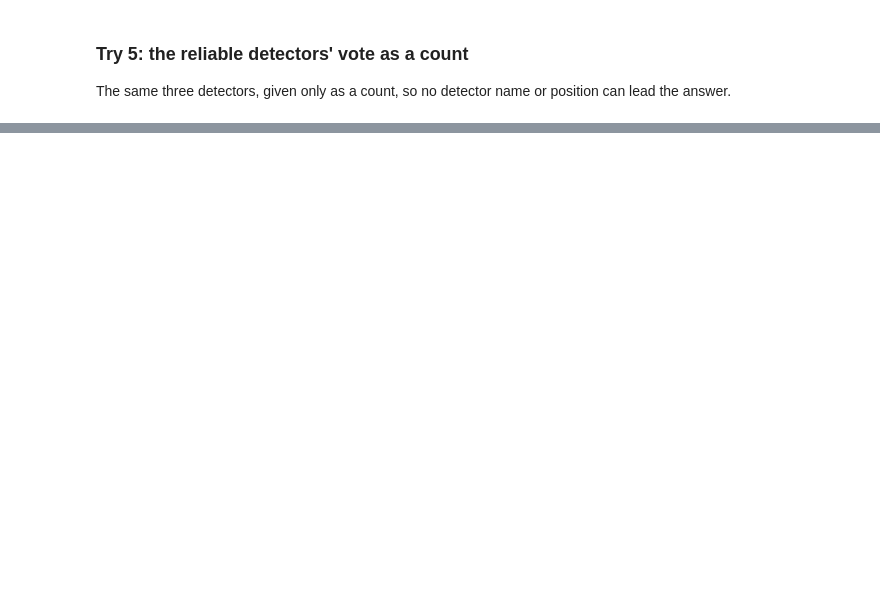
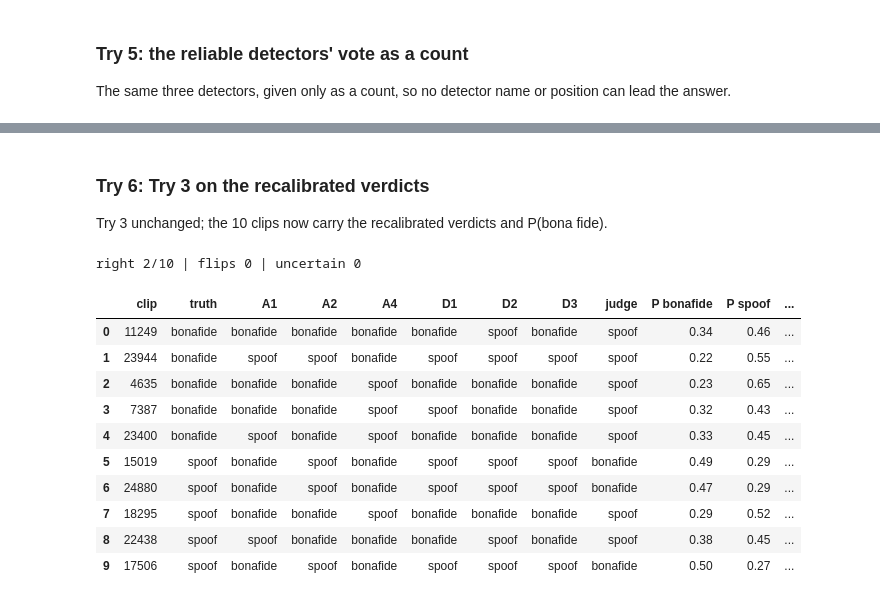
Before and after one commit to Qwenty228/GC2-EchoJEV, a Jupyter notebook: SystemCode/notebooks/06_jev.ipynb, the cells around one changed output, grey strips where cells are left out. Saved outputs shown, nothing was run; the diff lists cells and outputs as text; code cells hidden in the pictures; blank space fills up the shorter version.

```diff
--- a/SystemCode/notebooks/06_jev.ipynb
+++ b/SystemCode/notebooks/06_jev.ipynb
@@ -371,0 +415,10 @@ right 6/10 | flips 0 | uncertain 0
+# %%
+recal = arbitration_notebook.recalibrate(cases, Path(".."))
+pick = np.random.default_rng(0).choice(["a2", "d2", "d3"], len(cases))
+def baselines(c):
+    votes = sum((c[f"v_{m}"] == "bonafide").astype(int) for m in det)
+    return {"A2 alone": c.v_a2, "D2 alone": c.v_d2,
+            "random A2/D2/D3": np.array([c.at[i, f"v_{m}"] for i, m in zip(c.index, pick)]),
+            "majority vote": np.select([votes > 3, votes < 3], ["bonafide", "spoof"], "uncertain")}
+pd.concat({k: pd.DataFrame({n: summarise(v, c.label) for n, v in baselines(c).items()}).T
+           for k, c in {"dev thresholds": cases, "In-the-Wild, 2 folds": recal}.items()}).round(3)
@@ -371,0 +435,30 @@ right 6/10 | flips 0 | uncertain 0
+# %% [markdown]
+### Try 6: Try 3 on the recalibrated verdicts
+Try 3 unchanged; the 10 clips now carry the recalibrated verdicts and P(bona fide).
+# %%
+try_request = partial(arbitration_notebook.try_request, recal.loc[try_clips.index], det)
+PROMPT = ("Several spoofing detectors judged the same clip and disagree. They are grouped by verdict. "
+          "Trust the group whose detectors have a lower error_rate_pct.")
+QUESTION = {"decision": {"type": "choice", "instructions": "Which verdict should be trusted for this clip?",
+                         "criteria": {"bonafide": "The trustworthy evidence says authentic speech.",
+                                      "spoof": "The trustworthy evidence says spoofed speech.",
+                                      "uncertain": "The evidence conflicts too much to decide."}}}
+def context(r, order):
+    side = lambda v: {det[m]["name"]: {"p_bonafide": round(float(r[f"p_{m}"]), 3),
+                                       "error_rate_pct": det[m]["error_rate_pct"]}
+                      for m in sorted(order, key=lambda m: (det[m]["error_rate_pct"], m)) if r[f"v_{m}"] == v}
+    return {"say bonafide": side("bonafide"), "say spoof": side("spoof")}
+try_request(PROMPT, QUESTION, context)
+# %% [output]
+right 2/10 | flips 0 | uncertain 0
+|  | clip | truth | A1 | A2 | A4 | D1 | D2 | D3 | judge | P bonafide | P spoof | ... |
+| 0 | 11249 | bonafide | bonafide | bonafide | bonafide | bonafide | spoof | bonafide | spoof | 0.34 | 0.46 | ... |
+| 1 | 23944 | bonafide | spoof | spoof | bonafide | spoof | spoof | spoof | spoof | 0.22 | 0.55 | ... |
+| 2 | 4635 | bonafide | bonafide | bonafide | spoof | bonafide | bonafide | bonafide | spoof | 0.23 | 0.65 | ... |
+| 3 | 7387 | bonafide | bonafide | bonafide | spoof | spoof | bonafide | bonafide | spoof | 0.32 | 0.43 | ... |
+| 4 | 23400 | bonafide | spoof | bonafide | spoof | bonafide | bonafide | bonafide | spoof | 0.33 | 0.45 | ... |
+| 5 | 15019 | spoof | bonafide | spoof | bonafide | spoof | spoof | spoof | bonafide | 0.49 | 0.29 | ... |
+| 6 | 24880 | spoof | bonafide | spoof | bonafide | spoof | spoof | spoof | bonafide | 0.47 | 0.29 | ... |
+| 7 | 18295 | spoof | bonafide | bonafide | spoof | bonafide | bonafide | bonafide | spoof | 0.29 | 0.52 | ... |
+| 8 | 22438 | spoof | spoof | bonafide | bonafide | bonafide | spoof | bonafide | spoof | 0.38 | 0.45 | ... |
+| 9 | 17506 | spoof | bonafide | spoof | bonafide | spoof | spoof | spoof | bonafide | 0.50 | 0.27 | ... |
```
Also changed, not shown: parts of 20 cells of this notebook, 3 other files.
